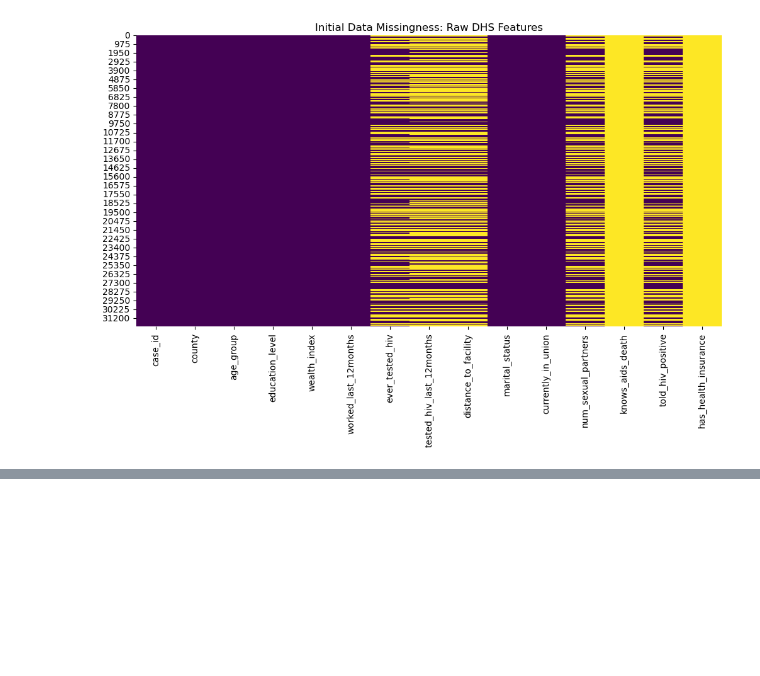
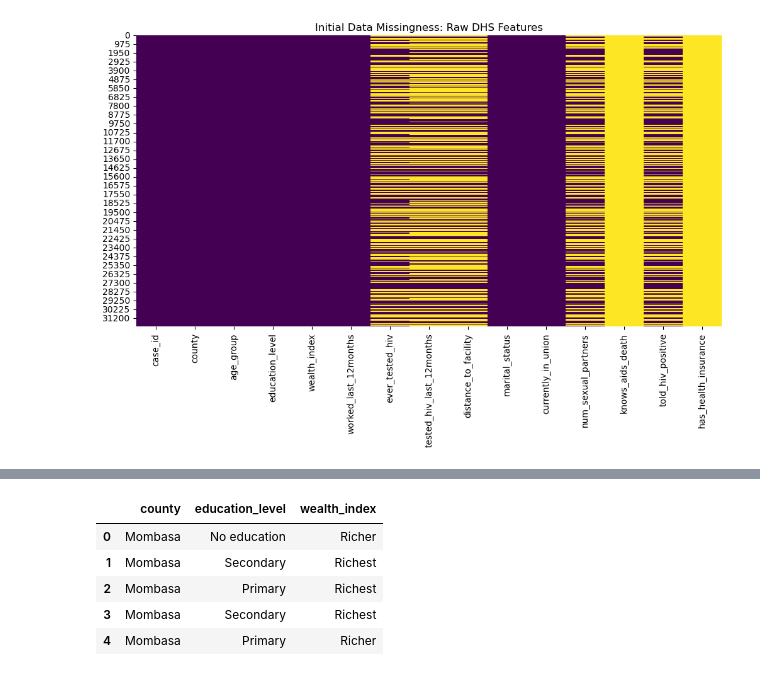
Before and after one commit to Daniellamuli/Phase-5-HIV-Care-Gap-AI, a Jupyter notebook: notebooks/03_dhs_cleaning.ipynb, the cells around one changed output, grey strips where cells are left out. Drawn from its saved outputs; the diff is of its cells as text; code cells hidden in the pictures; blank space fills up the shorter version.

```diff
--- a/notebooks/03_dhs_cleaning.ipynb
+++ b/notebooks/03_dhs_cleaning.ipynb
@@ -72,0 +77,18 @@ plt.show()
+# %%
+# Decoding numeric codes using constants.py maps
+df["county"] = df["county"].map(c.DHS_COUNTY_MAP)
+df["age_group"] = df["age_group"].map(c.DHS_AGE_GROUP_MAP)
+df["education_level"] = df["education_level"].map(c.DHS_EDUCATION_MAP)
+df["wealth_index"] = df["wealth_index"].map(c.DHS_WEALTH_MAP)
+df["marital_status"] = df["marital_status"].map(c.DHS_MARITAL_MAP)
+df["distance_to_facility"] = df["distance_to_facility"].map(c.DHS_DISTANCE_MAP)
+
+# Verify decoding success
+df[["county", "education_level", "wealth_index"]].head()
+# %% [output]
+|  | county | education_level | wealth_index |
+| 0 | Mombasa | No education | Richer |
+| 1 | Mombasa | Secondary | Richest |
+| 2 | Mombasa | Primary | Richest |
+| 3 | Mombasa | Secondary | Richest |
+| 4 | Mombasa | Primary | Richer |
```
Also changed, not shown: parts of 2 cells of this notebook.
